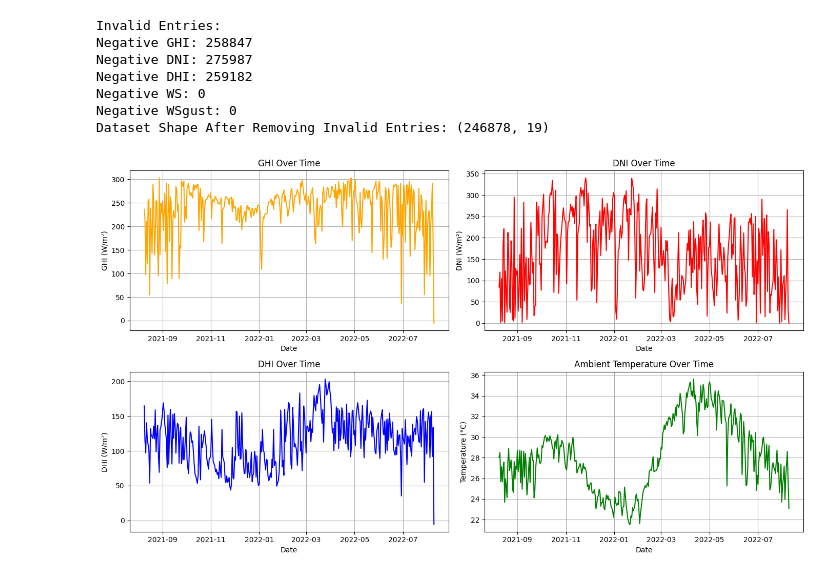
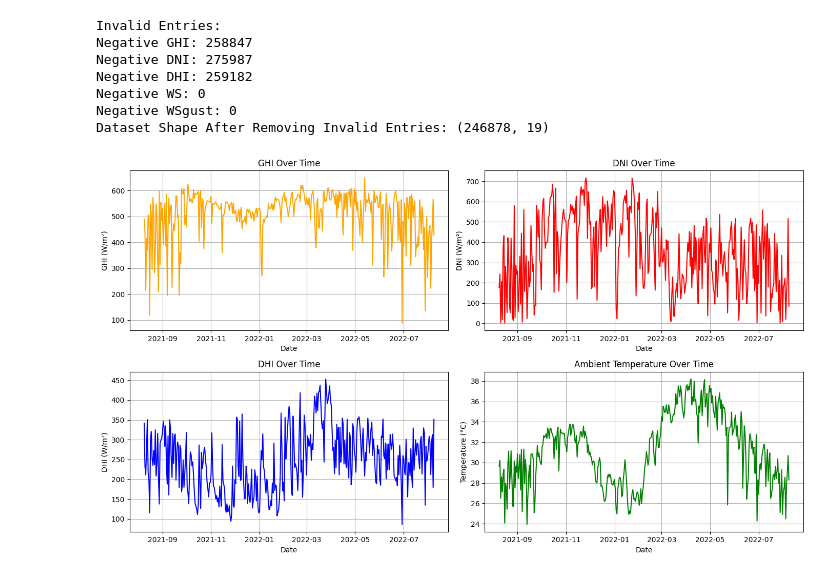
Before and after one commit to Dagiayy/solar-challenge-week1, a Jupyter notebook: notebooks/benin_eda.ipynb, the cells around one changed output. Saved outputs shown, nothing was run; the diff lists cells and outputs as text; code cells hidden in the pictures.

```diff
--- a/notebooks/benin_eda.ipynb
+++ b/notebooks/benin_eda.ipynb
@@ -304,7 +304,7 @@ import pandas as pd
 import matplotlib.pyplot as plt
 
 # Load the cleaned dataset for the respective country
-df = pd.read_csv(r'C:\Users\dagi\OneDrive\Desktop\Kifiya\solar-challenge-week1\data\benin-malanville.csv')  # Replace <country> with 'benin', 'sierraleone', or 'togo'
+df = pd.read_csv(r'C:\Users\dagi\OneDrive\Desktop\Kifiya\solar-challenge-week1\data\benin-malanville_clean.csv')  # Replace <country> with 'benin', 'sierraleone', or 'togo'
 
 # Convert Timestamp to datetime format
 df['Timestamp'] = pd.to_datetime(df['Timestamp'])
@@ -326,31 +326,31 @@ plt.xlabel('Date')
 plt.ylabel('GHI (W/m²)')
 plt.grid()
 
 # DNI
 plt.subplot(2, 2, 2)
 plt.plot(df_daily.index, df_daily['DNI'], label='DNI', color='red')
 plt.title('DNI Over Time')
 plt.xlabel('Date')
 plt.ylabel('DNI (W/m²)')
 plt.grid()
 
 # DHI
 plt.subplot(2, 2, 3)
 plt.plot(df_daily.index, df_daily['DHI'], label='DHI', color='blue')
 plt.title('DHI Over Time')
 plt.xlabel('Date')
 plt.ylabel('DHI (W/m²)')
 plt.grid()
 
 # Tamb
 plt.subplot(2, 2, 4)
 plt.plot(df_daily.index, df_daily['Tamb'], label='Tamb', color='green')
 plt.title('Ambient Temperature Over Time')
 plt.xlabel('Date')
 plt.ylabel('Temperature (°C)')
 plt.grid()
 
 plt.tight_layout()
 plt.show()
 # %% [output]
-[figure, old version]
+[figure, new version]
```
